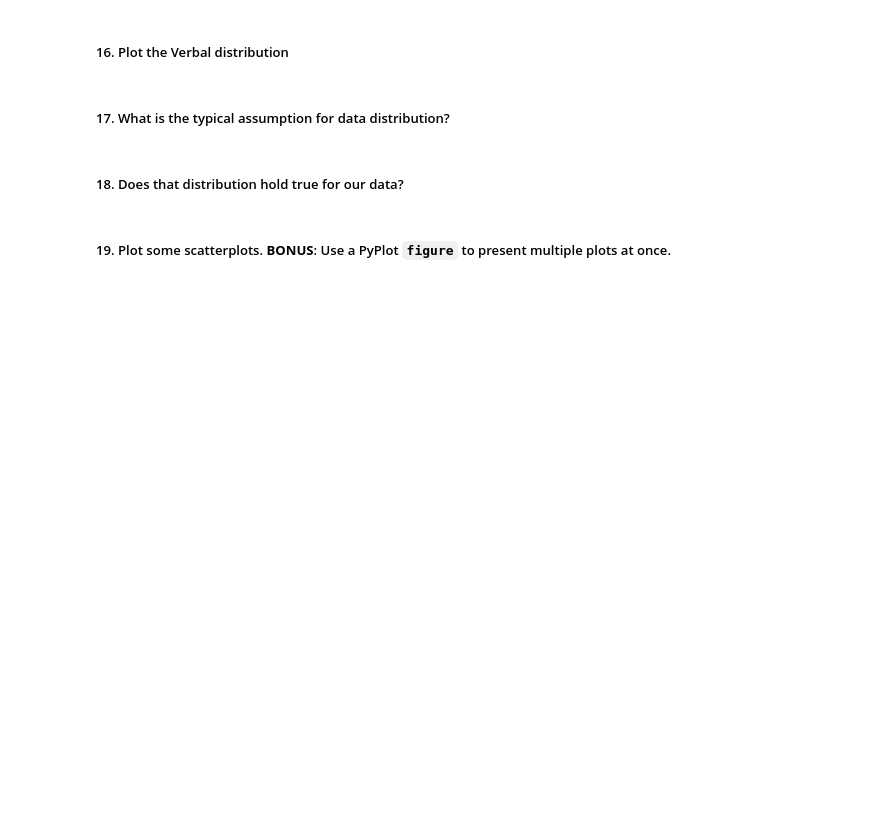
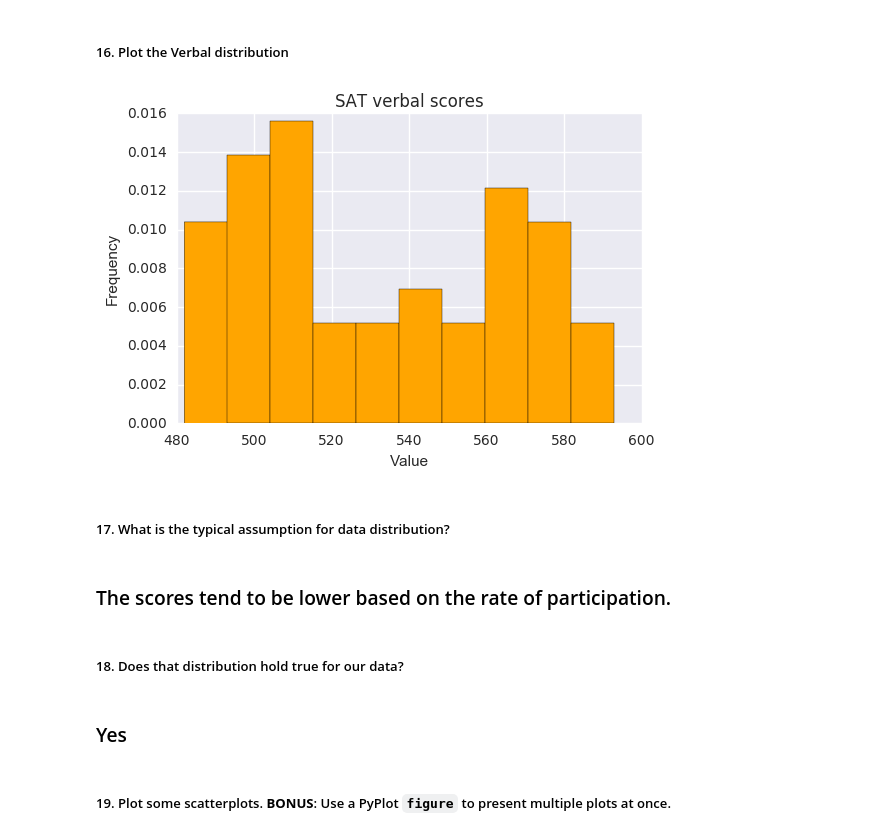
Before and after one commit to toddmoffett/project-1, a Jupyter notebook: starter-code/Todd - project_1.ipynb, the cells around one changed output. Saved outputs shown, nothing was run; the diff lists cells and outputs as text; code cells hidden in the pictures; blank space fills up the shorter version.

```diff
--- a/starter-code/Todd - project_1.ipynb
+++ b/starter-code/Todd - project_1.ipynb
@@ -132,0 +119,3 @@ print(type(sat_scores_data))
+# %%
+# individual list for verbal
+verbal_int = [int(index) for x in verbal_list for index in x]
@@ -207,8 +241,20 @@ SyntaxError: invalid syntax (<ipython-input-19-23c603a4c759>, line 2)
 # %% [markdown]
 ##### 16. Plot the Verbal distribution
+# %%
+plt.hist(verbal_int ,normed=True, color='orange')
+plt.title("SAT verbal scores")
+plt.xlabel("Value")
+plt.ylabel("Frequency")
+plt.show()
+# %% [output]
+[figure, added]
 # %% [markdown]
 ##### 17. What is the typical assumption for data distribution?
+# %% [markdown]
+### The scores tend to be lower based on the rate of participation.
 # %% [markdown]
 ##### 18. Does that distribution hold true for our data?
+# %% [markdown]
+### Yes
 # %% [markdown]
 ##### 19. Plot some scatterplots. **BONUS**: Use a PyPlot `figure` to present multiple plots at once.
```
Also changed, not shown: parts of 46 cells of this notebook, 4 other files.
